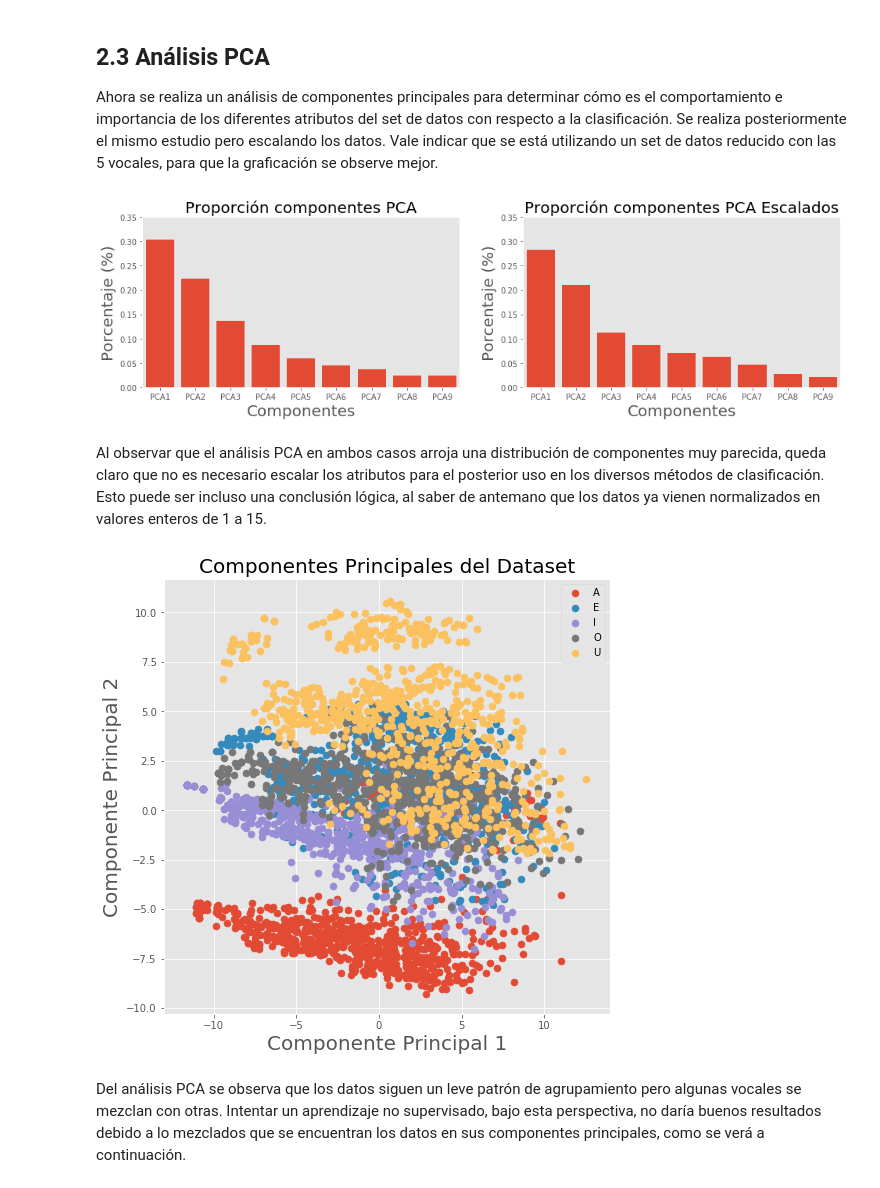
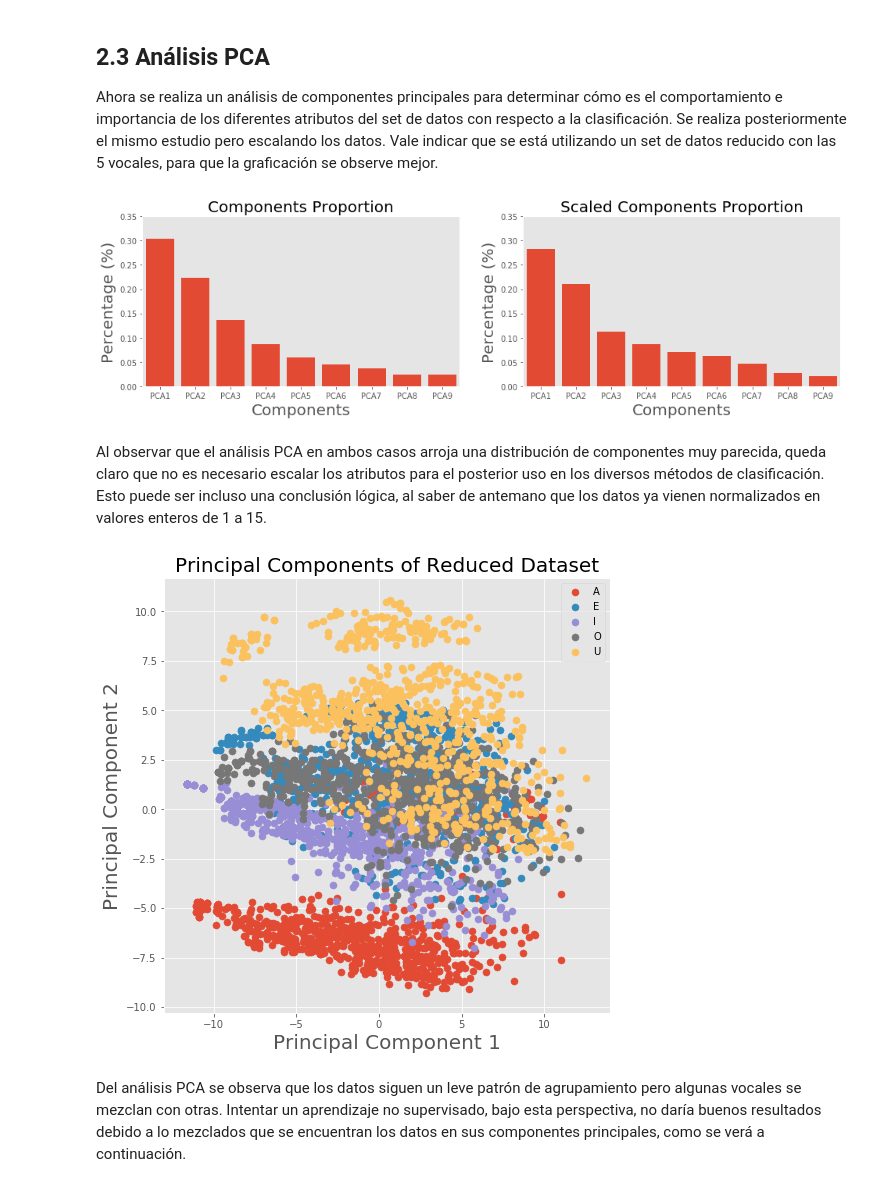
Before and after one commit to dkohkemper/pattern_recognition, a Jupyter notebook: proyecto_final/proyecto_final.ipynb, the cells around one changed output. Drawn from its saved outputs; the diff is of its cells as text; code cells hidden in the pictures.

```diff
--- a/proyecto_final/proyecto_final.ipynb
+++ b/proyecto_final/proyecto_final.ipynb
@@ -267,12 +273,12 @@ fig = plt.figure(figsize = (16,4))
 ax = fig.add_subplot(1,2,1)
 #Grafica las componentes de PCA según su porcentaje
 ax.bar(range(n_atributes), pca.explained_variance_ratio_)
-ax.set_xlabel('Componentes', fontsize = 20)
+ax.set_xlabel('Components', fontsize = 20)
 ax.set_xticklabels(pca_features)
-ax.set_ylabel('Porcentaje (%)', fontsize = 20)
+ax.set_ylabel('Percentage (%)', fontsize = 20)
 ax.set_xlim(-0.5, 8.5)
 ax.set_ylim(0.00, 0.35)
-ax.set_title('Proporción componentes PCA', fontsize = 20)
+ax.set_title('Components Proportion', fontsize = 20)
 ax.grid()
 
 # Set PCA model with number of features
@@ -286,15 +292,15 @@ principalComponents_scaled = pca.fit_transform(input_feat_scaled)
 # Plot data
 ax = fig.add_subplot(1,2,2)
 ax.bar(range(n_atributes), pca.explained_variance_ratio_)
-ax.set_xlabel('Componentes', fontsize = 20)
+ax.set_xlabel('Components', fontsize = 20)
 ax.set_xticklabels(pca_features)
 ax.set_xlim(-0.5, 8.5)
 ax.set_ylim(0.00, 0.35)
-ax.set_ylabel('Porcentaje (%)', fontsize = 20)
-ax.set_title('Proporción componentes PCA Escalados', fontsize = 20)
+ax.set_ylabel('Percentage (%)', fontsize = 20)
+ax.set_title('Scaled Components Proportion', fontsize = 20)
 ax.grid()
 # %% [output]
-[figure, old version]
+[figure, new version]
 # %% [markdown]
 Al observar que el análisis PCA en ambos casos arroja una distribución de componentes muy parecida, queda claro que no es necesario escalar los atributos para el posterior uso en los diversos métodos de clasificación. Esto puede ser incluso una conclusión lógica, al saber de antemano que los datos ya vienen normalizados en valores enteros de 1 a 15.
 # %%
@@ -313,37 +319,37 @@ princ_comps = pca.fit_transform(input_features)
 # Convert to dataframe
 princ_comps_df = pd.DataFrame(data = princ_comps)
 
 # Get the classes of letter
 le = preprocessing.LabelEncoder()
 le.fit(df_test[['letter']])
 targets = le.classes_.ravel()
 
 # Flush index of new dataframe
 df_test_flushed = df_test.reset_index(drop=True)
 
 # cat PCA components with respective letter
 pca_two_comps_df = pd.concat([princ_comps_df, df_test_flushed[['letter']]], axis = 1)
 
 # Plot figure
 fig = plt.figure(figsize = (8,8))
 ax = fig.add_subplot(1,1,1)
-ax.set_xlabel('Componente Principal 1', fontsize = 20)
-ax.set_ylabel('Componente Principal 2', fontsize = 20)
-ax.set_title('Componentes Principales del Dataset', fontsize = 20)
+ax.set_xlabel('Principal Component 1', fontsize = 20)
+ax.set_ylabel('Principal Component 2', fontsize = 20)
+ax.set_title('Principal Components of Reduced Dataset', fontsize = 20)
 
 # Group all targets
 for target in targets:
     # Look for indices that match with target
     indices = pca_two_comps_df['letter'] == target
     # Plot data
     ax.scatter(pca_two_comps_df.loc[indices, 0],
                pca_two_comps_df.loc[indices, 1],
                s = 50)
 ax.grid()
 ax.legend(targets)
 ax.grid()
 # %% [output]
-[figure, old version]
+[figure, new version]
 # %% [markdown]
 Del análisis PCA se observa que los datos siguen un leve patrón de agrupamiento pero algunas vocales se mezclan con otras. Intentar un aprendizaje no supervisado, bajo esta perspectiva, no daría buenos resultados debido a lo mezclados que se encuentran los datos en sus componentes principales, como se verá a continuación.
 # %% [markdown]
```
Also changed, not shown: parts of 61 cells of this notebook.
